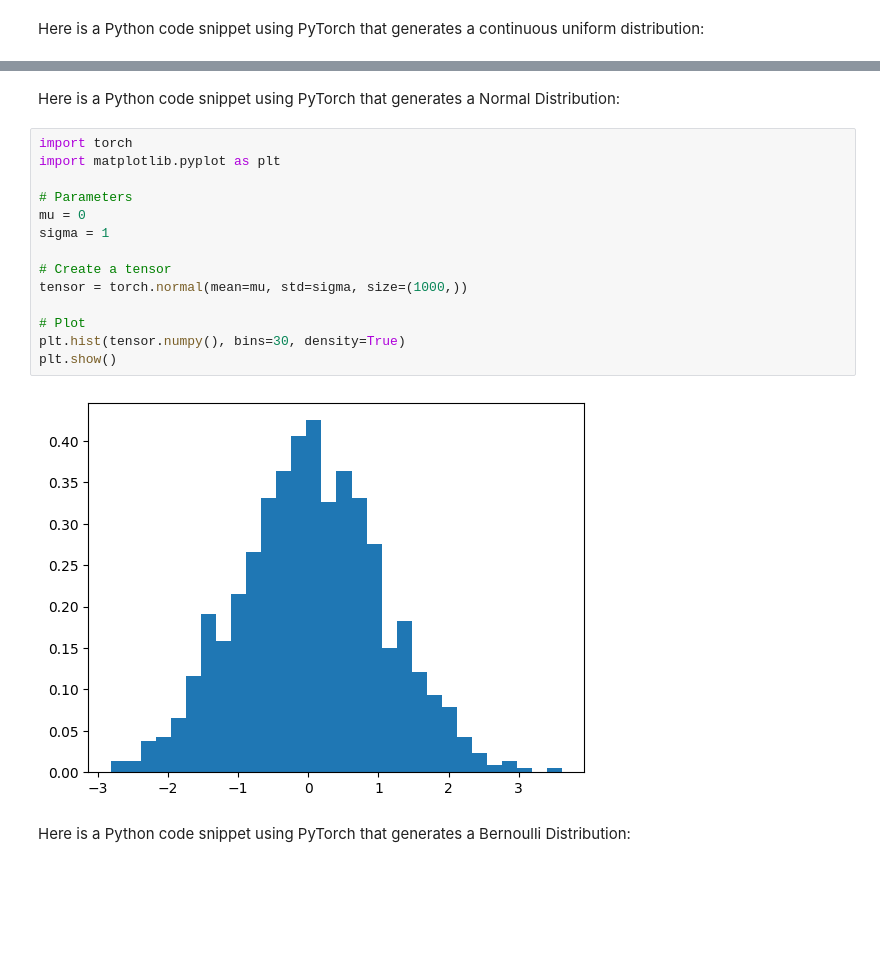
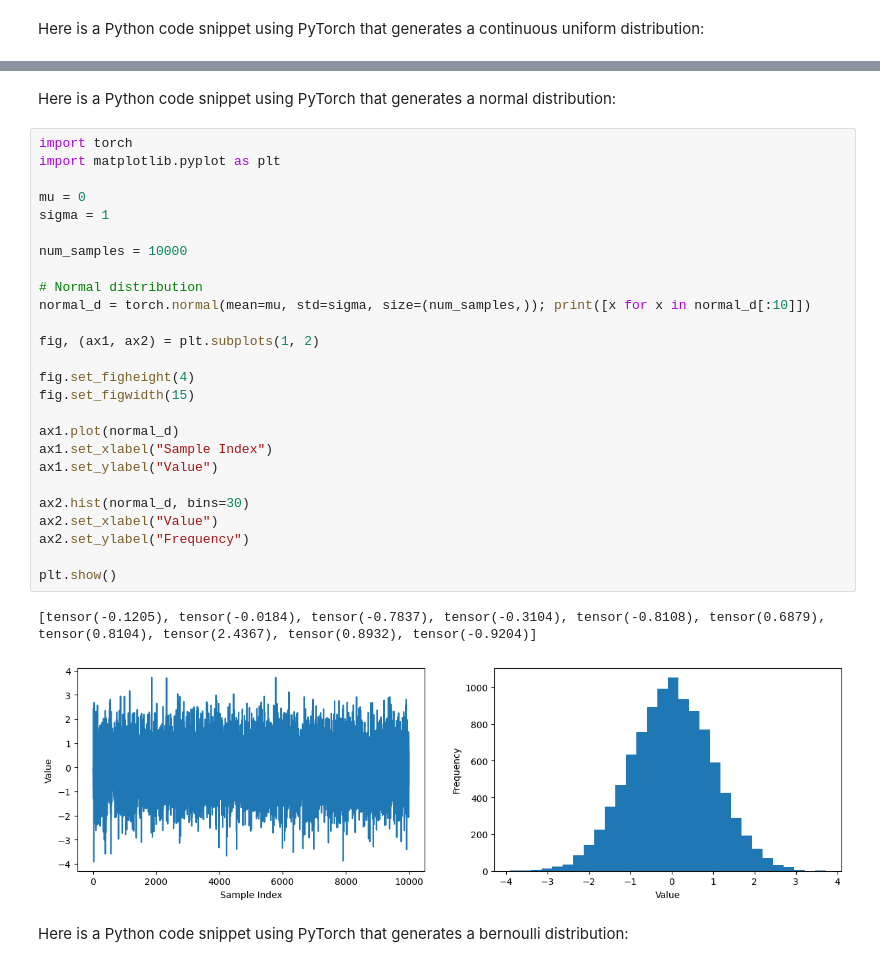
Before and after one commit to vergotten/Comprehensive-Machine-Learning-Algorithms, a Jupyter notebook: distributions.ipynb, the cells around one changed output, grey strips where cells are left out. Drawn from its saved outputs; the diff is of its cells as text; blank space fills up the shorter version.

```diff
--- a/distributions.ipynb
+++ b/distributions.ipynb
@@ -21,20 +34,33 @@ plt.show()
 # %% [markdown]
-Here is a Python code snippet using PyTorch that generates a Normal Distribution:
+Here is a Python code snippet using PyTorch that generates a normal distribution:
 # %%
 import torch
 import matplotlib.pyplot as plt
 
-# Parameters
 mu = 0
 sigma = 1
 
-# Create a tensor
-tensor = torch.normal(mean=mu, std=sigma, size=(1000,))
+num_samples = 10000
 
-# Plot
-plt.hist(tensor.numpy(), bins=30, density=True)
+# Normal distribution
+normal_d = torch.normal(mean=mu, std=sigma, size=(num_samples,)); print([x for x in normal_d[:10]])
+
+fig, (ax1, ax2) = plt.subplots(1, 2)
+
+fig.set_figheight(4)
+fig.set_figwidth(15)
+
+ax1.plot(normal_d)
+ax1.set_xlabel("Sample Index")
+ax1.set_ylabel("Value")
+
+ax2.hist(normal_d, bins=30)
+ax2.set_xlabel("Value")
+ax2.set_ylabel("Frequency")
+
 plt.show()
 # %% [output]
+[tensor(-0.1205), tensor(-0.0184), tensor(-0.7837), tensor(-0.3104), tensor(-0.8108), tensor(0.6879), tensor(0.8104), tensor(2.4367), tensor(0.8932), tensor(-0.9204)]
-[figure, old version]
+[figure, new version]
 # %% [markdown]
-Here is a Python code snippet using PyTorch that generates a Bernoulli Distribution:
+Here is a Python code snippet using PyTorch that generates a bernoulli distribution:
```
Also changed, not shown: parts of 7 cells of this notebook.
